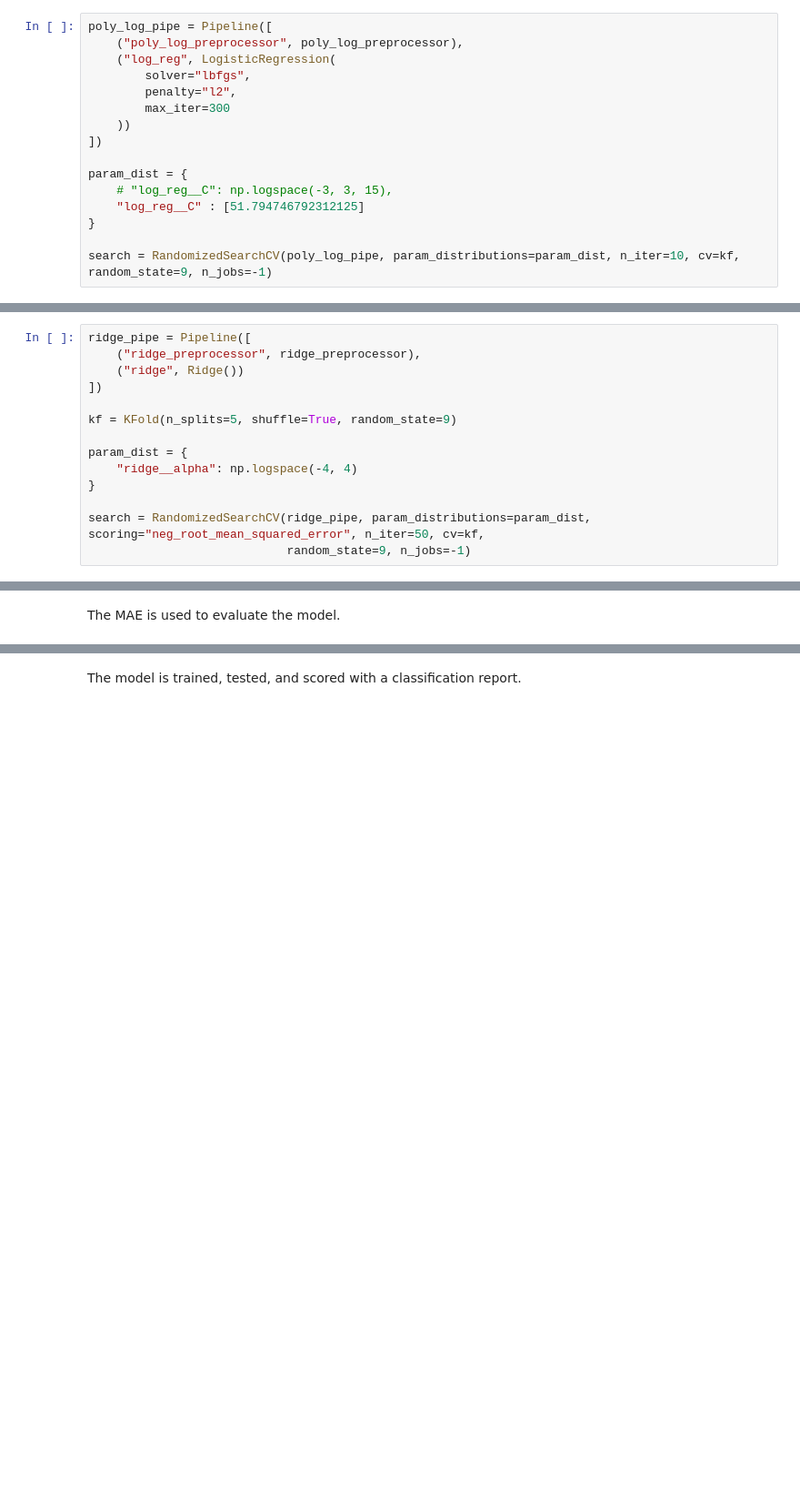
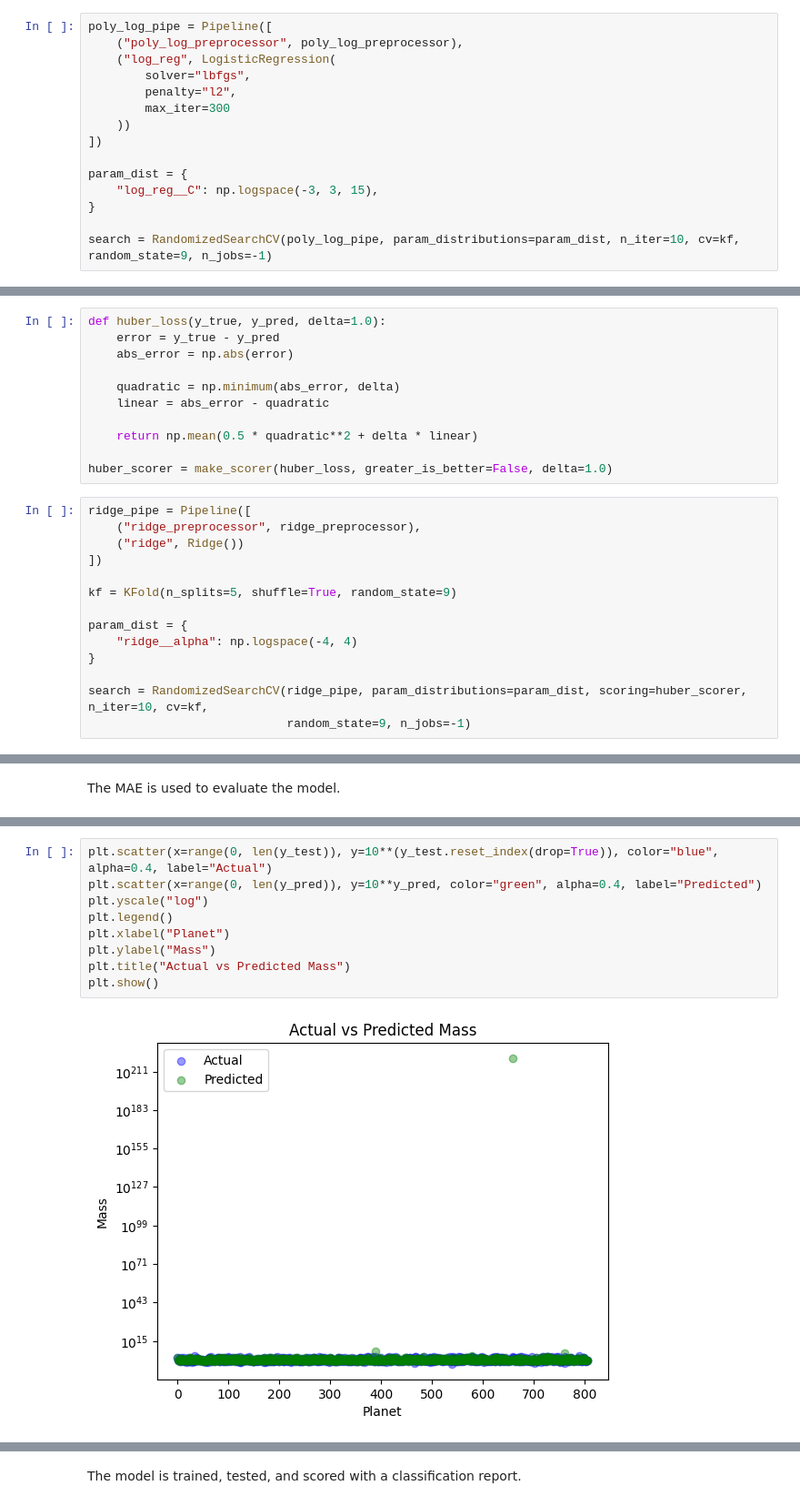
Before and after one commit to Dworlock11/Exoplanet-Machine-Learning-Analysis, a Jupyter notebook: Exoplanet_Habitability_Analysis.ipynb, the cells around one changed output, grey strips where cells are left out. Shown at 91% size. Cells and saved outputs as stored; diff of their text form; blank space fills up the shorter version.

```diff
--- a/Exoplanet_Habitability_Analysis.ipynb
+++ b/Exoplanet_Habitability_Analysis.ipynb
@@ -223,8 +330,7 @@ poly_log_pipe = Pipeline([
 ])
 
 param_dist = {
-    # "log_reg__C": np.logspace(-3, 3, 15),
-    "log_reg__C" : [51.794746792312125]
+    "log_reg__C": np.logspace(-3, 3, 15),
 }
 
 search = RandomizedSearchCV(poly_log_pipe, param_distributions=param_dist, n_iter=10, cv=kf, random_state=9, n_jobs=-1)
@@ -422,6 +555,17 @@ ridge_preprocessor = ColumnTransformer([
 ])
 # %% [markdown]
 The pipeline is created and hyperparameter tuning is implemented.
+# %%
+def huber_loss(y_true, y_pred, delta=1.0):
+    error = y_true - y_pred
+    abs_error = np.abs(error)
+
+    quadratic = np.minimum(abs_error, delta)
+    linear = abs_error - quadratic
+
+    return np.mean(0.5 * quadratic**2 + delta * linear)
+
+huber_scorer = make_scorer(huber_loss, greater_is_better=False, delta=1.0)
 # %%
 ridge_pipe = Pipeline([
     ("ridge_preprocessor", ridge_preprocessor),
@@ -434,7 +578,7 @@ param_dist = {
     "ridge__alpha": np.logspace(-4, 4)
 }
 
-search = RandomizedSearchCV(ridge_pipe, param_distributions=param_dist, scoring="neg_root_mean_squared_error", n_iter=50, cv=kf,
+search = RandomizedSearchCV(ridge_pipe, param_distributions=param_dist, scoring=huber_scorer, n_iter=10, cv=kf,
                             random_state=9, n_jobs=-1)
 # %% [markdown]
 The model is trained, tested, and scored with a classification report.
@@ -459,0 +633,11 @@ The model performs reasonably well across all metrics.
+# %%
+plt.scatter(x=range(0, len(y_test)), y=10**(y_test.reset_index(drop=True)), color="blue", alpha=0.4, label="Actual")
+plt.scatter(x=range(0, len(y_pred)), y=10**y_pred, color="green", alpha=0.4, label="Predicted")
+plt.yscale("log")
+plt.legend()
+plt.xlabel("Planet")
+plt.ylabel("Mass")
+plt.title("Actual vs Predicted Mass")
+plt.show()
+# %% [output]
+[figure, added]
```
Also changed, not shown: parts of 102 cells of this notebook.
